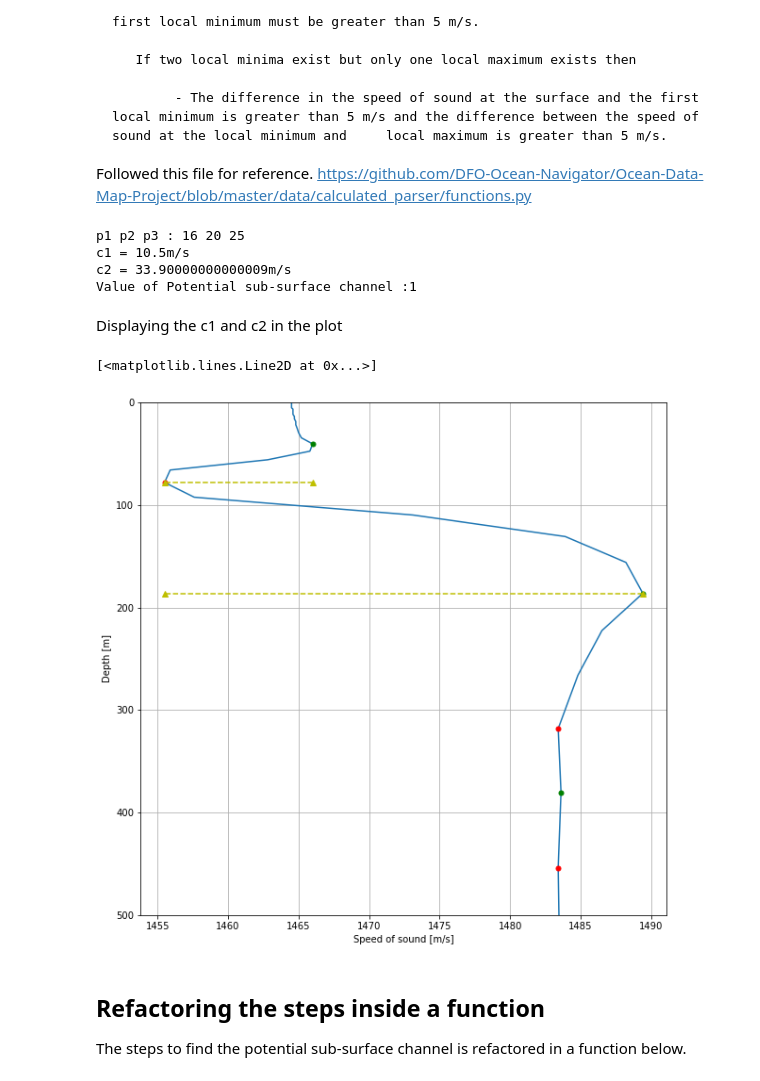
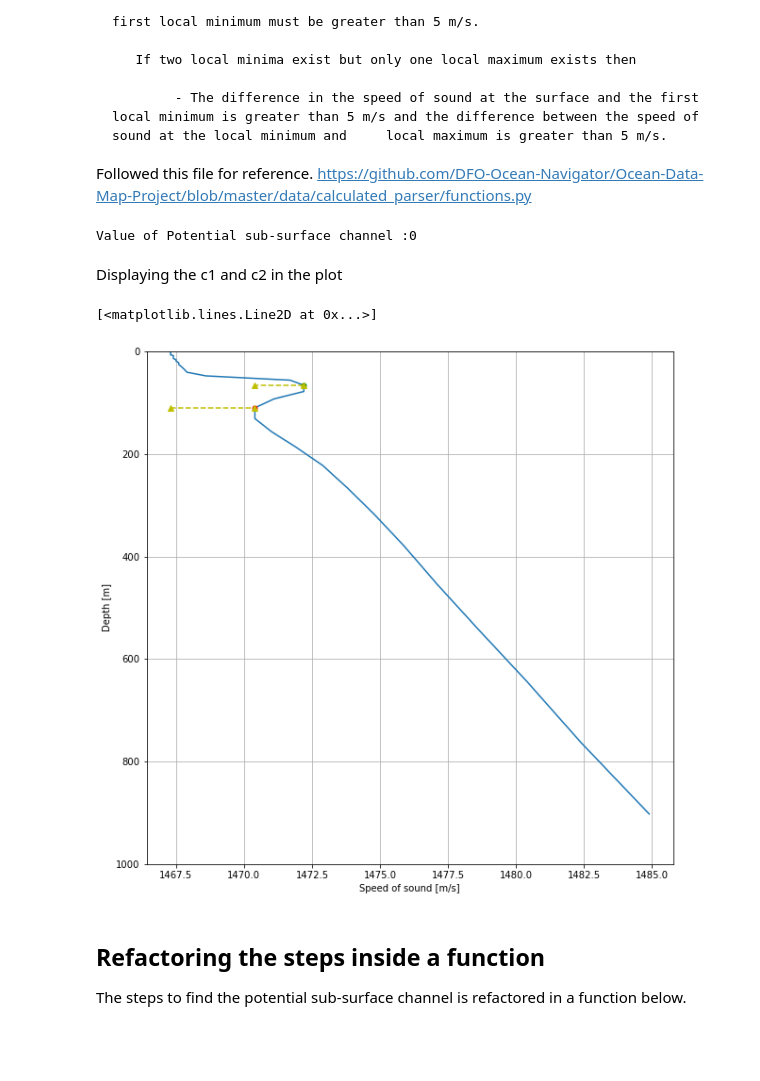
Before and after one commit to BaruaSourav/Ocean-Nav, a Jupyter notebook: Potential Sub Surface channel.ipynb, the cells around one changed output. Cells and saved outputs as stored; diff of their text form; code cells hidden in the pictures; blank space fills up the shorter version.

Commit message:
Edited the notebook and added a images folder

```diff
--- a/Potential Sub Surface channel.ipynb
+++ b/Potential Sub Surface channel.ipynb
@@ -16,7 +16,7 @@ This notebook will contain the update as we step forward implementing the **Pote
 ### Importing a sample profile
 # %%
 #profile = pd.read_csv("sample-pssc-profiles/ts_giops_day_2021-01-22T16_45_30.510267.csv", comment='/')
-profile = pd.read_csv("sample-pssc-profiles/ts_giops_day_2021-02-01T18 26 53.354123.csv", header=2)
+profile = pd.read_csv("sample-pssc-profiles/ts_giops_day_2021-02-01T16 14 10.909373_require_feedback.csv", header=2)
 # %%
 profile.columns
 # %% [output]
@@ -121,32 +121,29 @@ else:
 
 print("Value of Potential sub-surface channel :" + str(has_PSSC))
 # %% [output]
-p1 p2 p3 : 16 20 25
-c1 = 10.5m/s
-c2 = 33.90000000000009m/s
-Value of Potential sub-surface channel :1
+Value of Potential sub-surface channel :0
 # %% [markdown]
 Displaying the c1 and c2 in the plot
 # %%
 fig, ax = plt.subplots(1,1,figsize=(10,10))
 ax.plot(sound_speed,depth)
 ax.grid(True)
-ax.set_ylim([500,0])
+ax.set_ylim([1000,0])
 ax.set_ylabel('Depth [m]')
 ax.set_xlabel('Speed of sound [m/s]')
 ax.plot(sound_speed[local_minima],depth[local_minima],'r.',markersize=10)
 ax.plot(sound_speed[local_maxima],depth[local_maxima],'g.',markersize=10)
 #plotting c1
 x_p1p2 = [sound_speed[i] for i in [p1,p2]]
 y_p1p2 = [depth[i] for i in [p2,p2]]
 ax.plot(x_p1p2, y_p1p2, 'y^--',label= "c1")
 #plotting c2
 x_p3p2 = [sound_speed[i] for i in [p3,p2]]
 y_p3p2 = [depth[i] for i in [p3,p3]]
 ax.plot(x_p3p2, y_p3p2, 'y^--',label= "c2")
 # %% [output]
 [<matplotlib.lines.Line2D at 0x...>]
-[figure, old version]
+[figure, new version]
 # %% [markdown]
 ## Refactoring the steps inside a function
 The steps to find the potential sub-surface channel is refactored in a function below.
```
Also changed, not shown: parts of 5 cells of this notebook, 2 other files.
